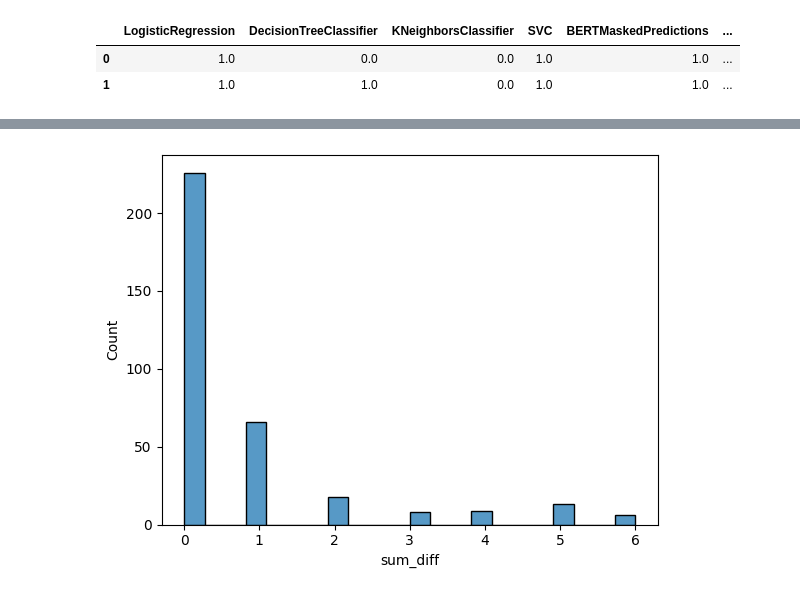
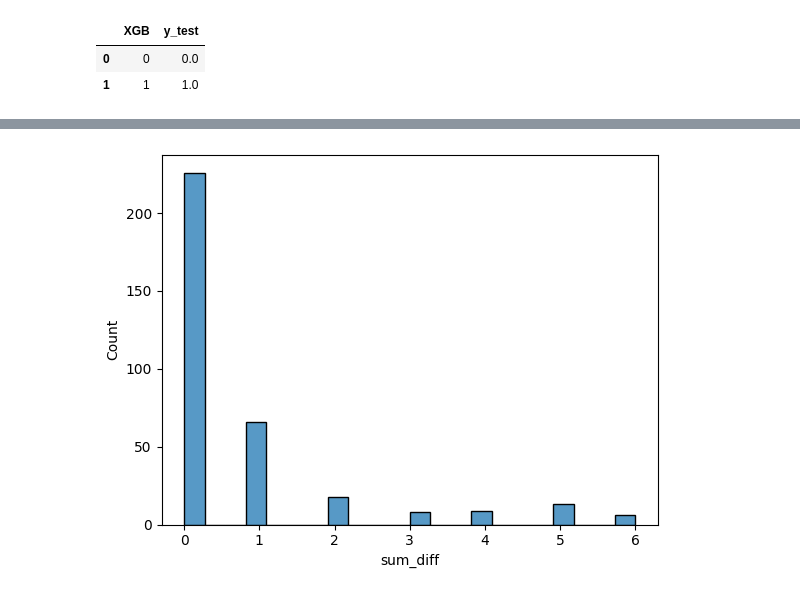
Before and after one commit to yukaberry/detect_ai_content, a Jupyter notebook: notebooks/texts/jerome_texts_compare_models.ipynb, the cells around one changed output, grey strips where cells are left out. Drawn from its saved outputs; the diff is of its cells as text; code cells hidden in the pictures.

```diff
--- a/notebooks/texts/jerome_texts_compare_models.ipynb
+++ b/notebooks/texts/jerome_texts_compare_models.ipynb
@@ -61,0 +71,6 @@ Oops!  there is no model:TrueNetTextUsingBERTMaskedPredictions on stage:Producti
+# %%
+xgb = XGB()
+model = xgb.load_model()
+# %%
+dfs = xgb.get_internal_features(text=df)
+dfs
@@ -62,9 +87,11 @@ Oops!  there is no model:TrueNetTextUsingBERTMaskedPredictions on stage:Producti
 # %%
-TrueNetTextLogisticRegression_preds = TrueNetTextLogisticRegression_model.predict(X_test_processed)
-TrueNetTextDecisionTreeClassifier_preds = TrueNetTextDecisionTreeClassifier_model.predict(X_test_processed)
-TrueNetTextKNeighborsClassifier_preds = TrueNetTextKNeighborsClassifier_model.predict(X_test_processed)
-TrueNetTextSVC_preds = TrueNetTextSVC_model.predict(X_test_processed)
-TrueNetTextTfidfNaiveBayesClassifier_preds = TrueNetTextTfidfNaiveBayesClassifier_model.predict(df['text'])
+xgb_preds = model.predict(dfs)
+xgb_preds
+# TrueNetTextLogisticRegression_preds = TrueNetTextLogisticRegression_model.predict(X_test_processed)
+# TrueNetTextDecisionTreeClassifier_preds = TrueNetTextDecisionTreeClassifier_model.predict(X_test_processed)
+# TrueNetTextKNeighborsClassifier_preds = TrueNetTextKNeighborsClassifier_model.predict(X_test_processed)
+# TrueNetTextSVC_preds = TrueNetTextSVC_model.predict(X_test_processed)
+# TrueNetTextTfidfNaiveBayesClassifier_preds = TrueNetTextTfidfNaiveBayesClassifier_model.predict(df['text'])
 
-X_BERT_processed = TrueNetTextUsingBERTMaskedPredictions.preprocess(data=df)
-TrueNetTextUsingBERTMaskedPredictions_preds = TrueNetTextUsingBERTMaskedPredictions_model.predict(X_BERT_processed)
+# X_BERT_processed = TrueNetTextUsingBERTMaskedPredictions.preprocess(data=df)
+# TrueNetTextUsingBERTMaskedPredictions_preds = TrueNetTextUsingBERTMaskedPredictions_model.predict(X_BERT_processed)
@@ -71,18 +112,19 @@ TrueNetTextUsingBERTMaskedPredictions_preds = TrueNetTextUsingBERTMaskedPredicti
 # %%
 predictions_df = pd.DataFrame(data={
-    'LogisticRegression':TrueNetTextLogisticRegression_preds,
-    'DecisionTreeClassifier':TrueNetTextDecisionTreeClassifier_preds,
-    'KNeighborsClassifier':TrueNetTextKNeighborsClassifier_preds,
-    'SVC':TrueNetTextSVC_preds,
-    'BERTMaskedPredictions':TrueNetTextUsingBERTMaskedPredictions_preds,
-    'TfidfNaiveBayesClassifier': TrueNetTextTfidfNaiveBayesClassifier_preds,
+    # 'LogisticRegression':TrueNetTextLogisticRegression_preds,
+    # 'DecisionTreeClassifier':TrueNetTextDecisionTreeClassifier_preds,
+    # 'KNeighborsClassifier':TrueNetTextKNeighborsClassifier_preds,
+    # 'SVC':TrueNetTextSVC_preds,
+    # 'BERTMaskedPredictions':TrueNetTextUsingBERTMaskedPredictions_preds,
+    # 'TfidfNaiveBayesClassifier': TrueNetTextTfidfNaiveBayesClassifier_preds,
+    'XGB':xgb_preds,
     'y_test':y_test
 })
 predictions_df.head(2)
 # %% [output]
-|  | LogisticRegression | DecisionTreeClassifier | KNeighborsClassifier | SVC | BERTMaskedPredictions | ... |
-| 0 | 1.0 | 0.0 | 0.0 | 1.0 | 1.0 | ... |
-| 1 | 1.0 | 1.0 | 0.0 | 1.0 | 1.0 | ... |
+|  | XGB | y_test |
+| 0 | 0 | 0.0 |
+| 1 | 1 | 1.0 |
 # %%
 predictions_df
 # %% [output]
```
Also changed, not shown: parts of 7 cells of this notebook.
